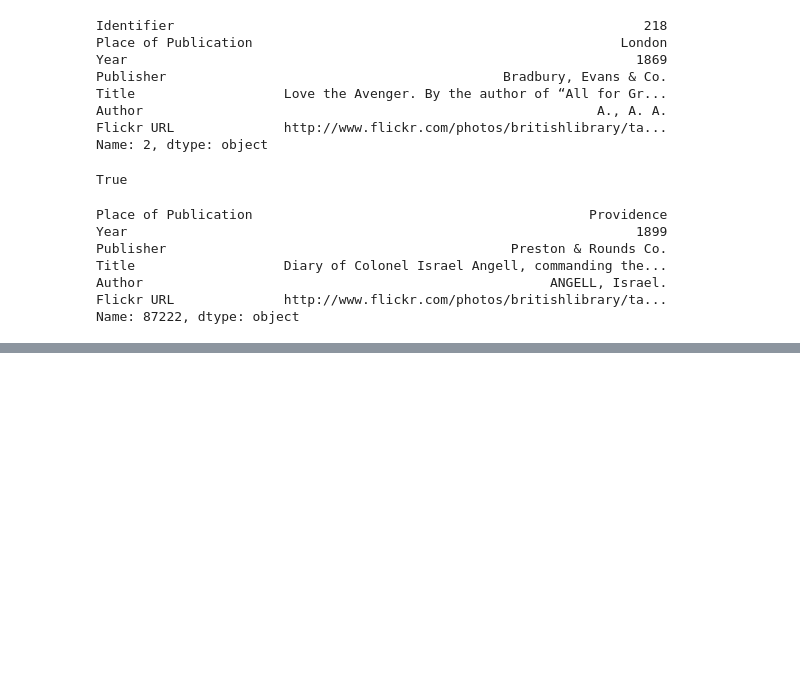
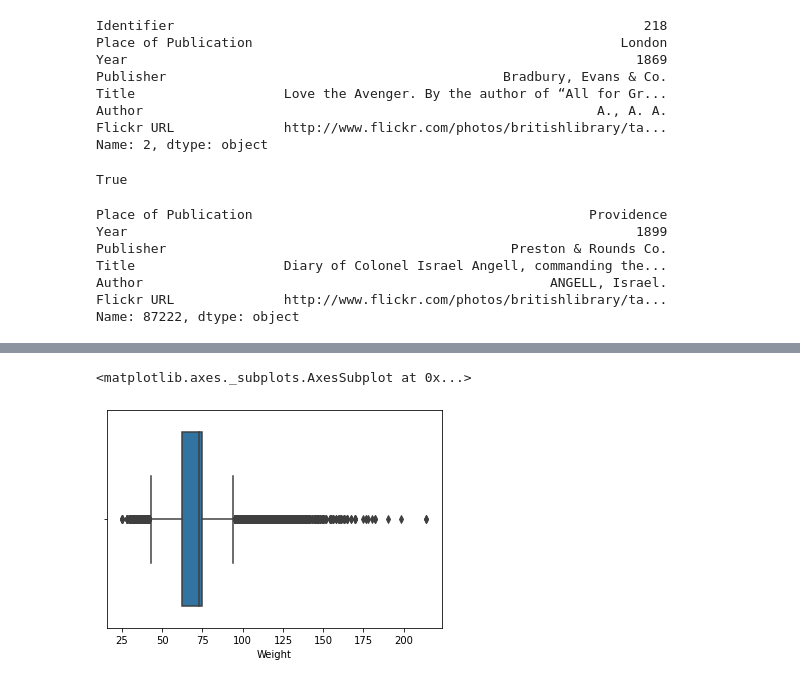
Before and after one commit to azarnuzy/Basic-Data-Mining, a Jupyter notebook: 18praprosesPandas.ipynb, the cells around one changed output, grey strips where cells are left out. Drawn from its saved outputs; the diff is of its cells as text; code cells hidden in the pictures; blank space fills up the shorter version.

```diff
--- a/18praprosesPandas.ipynb
+++ b/18praprosesPandas.ipynb
@@ -150,0 +195,5 @@ Name: 87222, dtype: object
+# %%
+df1 = pd.read_csv("/content/drive/MyDrive/Dataset/athlete_events.csv")
+
+# Pengecekan awal
+df1[(df1.Sex=="M") | (df1.Sex=="F") | (df1.Height.isnull()) | (df1.Weight.isnull())]
@@ -150,0 +214,18 @@ Name: 87222, dtype: object
+# %%
+
+
+# Menetapkan nilai median untuk tinggi badan dan berat badan pria
+median_height_m = df1.loc[df1.Sex == 'M']['Height'].median()
+median_weight_m = df1.loc[df1.Sex == 'M']['Weight'].median()
+# Menetapkan nilai median untuk tinggi badan dan berat badan wanita
+median_height_f = df1.loc[df1.Sex == 'F']['Height'].median()
+median_weight_f = df1.loc[df1.Sex == 'F']['Weight'].median()
+
+# Memasukan nilai di atas ke data yang kosong
+df1.loc[df1.Sex=="M", "Height"] = df1.loc[(df1.Sex=="M", "Height")].fillna(median_height_m)
+df1.loc[df1.Sex=="M", "Weight"] = df1.loc[(df1.Sex=="M", "Weight")].fillna(median_weight_m)
+df1.loc[df1.Sex=="F", "Height"] = df1.loc[(df1.Sex=="F", "Height")].fillna(median_height_f)
+df1.loc[df1.Sex=="F", "Weight"] = df1.loc[(df1.Sex=="F", "Weight")].fillna(median_weight_f)
+
+# Untuk Melakukan Pengecekan akhir
+df1[(df1.Sex=="M") | (df1.Sex=="F") | (df1.Height.isnull()) | (df1.Weight.isnull())]
@@ -150,0 +252,6 @@ Name: 87222, dtype: object
+# %%
+# melihat nilai weight menggunakan boxplot
+sns.boxplot(x="Weight", data=df1)
+# %% [output]
+<matplotlib.axes._subplots.AxesSubplot at 0x...>
+[figure, added]
```
Also changed, not shown: parts of 20 cells of this notebook, 2 other files.
